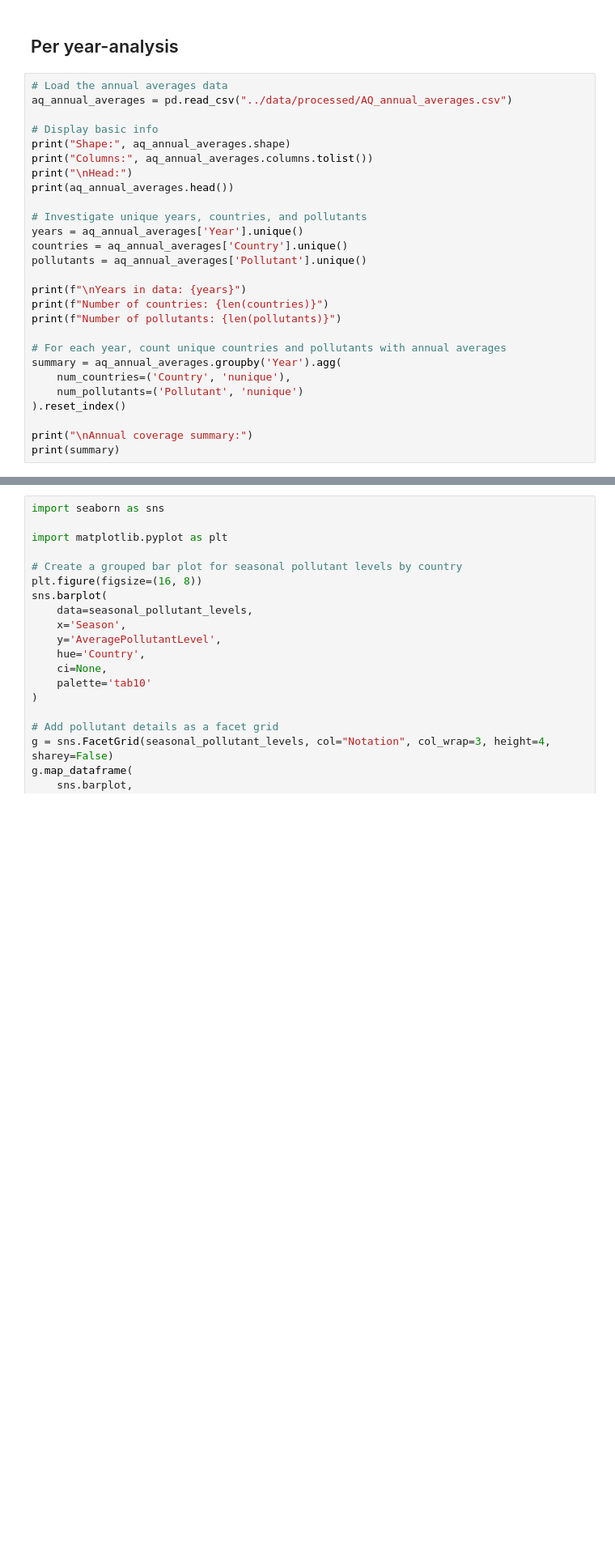
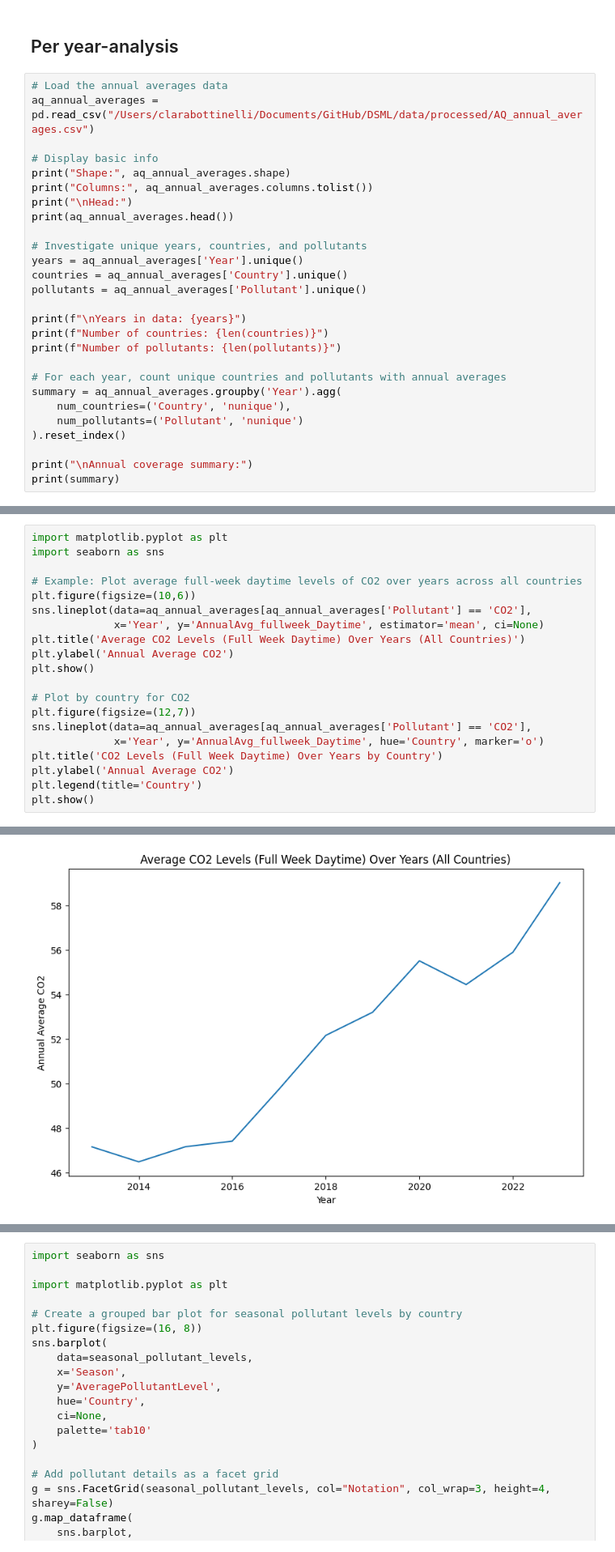
Before and after one commit to JskifterJ/DSML, a Jupyter notebook: notebooks/air_quality_data_V2.ipynb, the cells around one changed output, grey strips where cells are left out. Shown at 81% size. Drawn from its saved outputs; the diff is of its cells as text; blank space fills up the shorter version.

```diff
--- a/notebooks/air_quality_data_V2.ipynb
+++ b/notebooks/air_quality_data_V2.ipynb
@@ -649,7 +649,7 @@ plt.show()
 ## Per year-analysis
 # %%
 # Load the annual averages data
-aq_annual_averages = pd.read_csv("../data/processed/AQ_annual_averages.csv")
+aq_annual_averages = pd.read_csv("/Users/clarabottinelli/Documents/GitHub/DSML/data/processed/AQ_annual_averages.csv")
 
 # Display basic info
 print("Shape:", aq_annual_averages.shape)
@@ -676,0 +697,21 @@ print(summary)
+# %%
+import matplotlib.pyplot as plt
+import seaborn as sns
+
+# Example: Plot average full-week daytime levels of CO2 over years across all countries
+plt.figure(figsize=(10,6))
+sns.lineplot(data=aq_annual_averages[aq_annual_averages['Pollutant'] == 'CO2'],
+             x='Year', y='AnnualAvg_fullweek_Daytime', estimator='mean', ci=None)
+plt.title('Average CO2 Levels (Full Week Daytime) Over Years (All Countries)')
+plt.ylabel('Annual Average CO2')
+plt.show()
+
+# Plot by country for CO2
+plt.figure(figsize=(12,7))
+sns.lineplot(data=aq_annual_averages[aq_annual_averages['Pollutant'] == 'CO2'],
+             x='Year', y='AnnualAvg_fullweek_Daytime', hue='Country', marker='o')
+plt.title('CO2 Levels (Full Week Daytime) Over Years by Country')
+plt.ylabel('Annual Average CO2')
+plt.legend(title='Country')
+plt.show()
+# %% [output]
@@ -676,0 +721 @@ print(summary)
+[figure, added]
```
Also changed, not shown: parts of 20 cells of this notebook.
